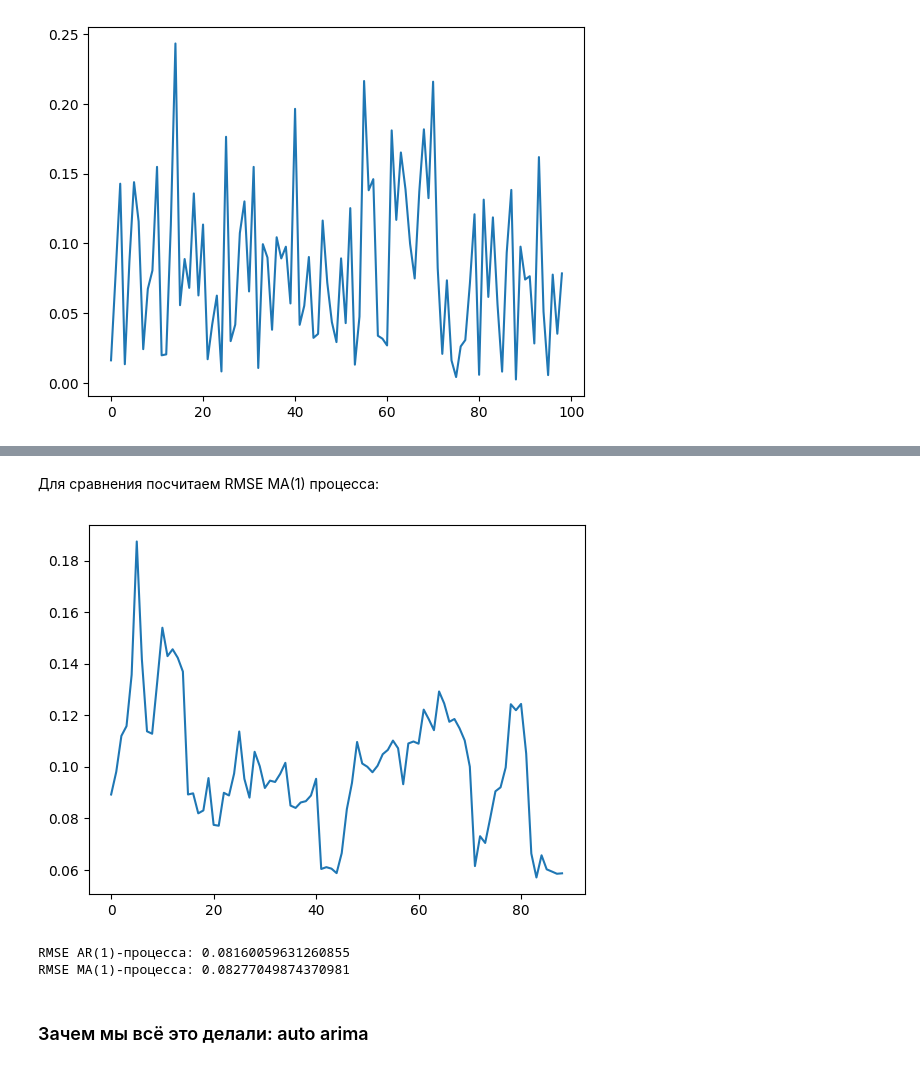
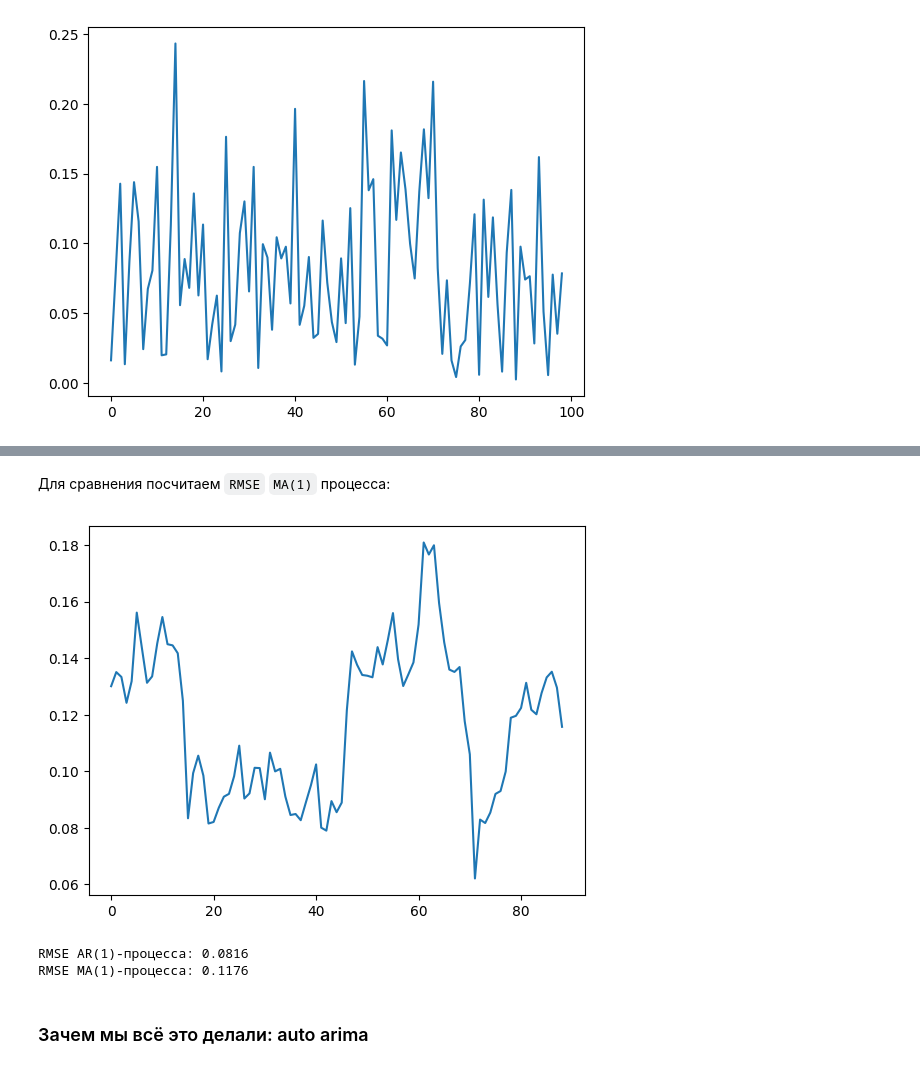
Before and after one commit to justniks/RProjects_EF, a Jupyter notebook: TimeSeries/seminar_1.ipynb, the cells around one changed output, grey strips where cells are left out. Saved outputs shown, nothing was run; the diff lists cells and outputs as text; code cells hidden in the pictures.

```diff
--- a/TimeSeries/seminar_1.ipynb
+++ b/TimeSeries/seminar_1.ipynb
@@ -540,23 +640,14 @@ def RMSE(y1, y2):
 # %%
-resultRMSE = np.array([]) #пустой массив для записи результатов
+resultRMSE = np.array([]) # пустой массив для записи результатов
 for i in range(401, 500):
     resultRMSE = np.append(
         resultRMSE,
-        RMSE(D.y1[[i]],
-             ARIMA(D.y1[:i], order=(1, 0, 0)).fit().forecast(1).values)
+        RMSE(
+            D.y1[[i]],
+            ARIMA(D.y1[:i], order=(1, 0, 0)).fit().forecast(1).values
         )
+    )
 plt.plot(resultRMSE);
-
-'''
-resultRMSE1 = np.array([]) #пустой массив для записи результатов
-for i in range(401, 490):
-    resultRMSE = np.append(
-        resultRMSE,
-        RMSE(D.y1[[i]],
-             ARIMA(D.y1[:i], order=(1, 0, 0)).fit().forecast(10).values)
-        )
-plt.plot(resultRMSE1);
-'''
 # %% [output]
 [figure]
 # %%
@@ -564,7 +655,9 @@ resultRMSE1 = np.array([]) #пустой массив для записи рез
 for i in range(401, 490):
     resultRMSE1 = np.append(
         resultRMSE1,
-        RMSE(D.y1[[i]],
-             ARIMA(D.y1[:i], order=(1, 0, 0)).fit().forecast(10).values)
+        RMSE(
+            D.y1[i:i+10],
+            ARIMA(D.y1[:i], order=(1, 0, 0)).fit().forecast(10).values
         )
+    )
 plt.plot(resultRMSE1);
@@ -571,21 +666,26 @@ plt.plot(resultRMSE1);
 # %% [markdown]
-Для сравнения посчитаем RMSE MA(1) процесса:
+Для сравнения посчитаем `RMSE` `MA(1)` процесса:
 # %%
-resultRMSE_MA = np.array([]) #пустой массив для записи результатов
+resultRMSE_MA = np.array([]) # пустой массив для записи результатов
 for i in range(401, 490):
     resultRMSE_MA = np.append(
         resultRMSE_MA,
         RMSE(D.y1[i:i+10],
-             ARIMA(D.y1[i:i+10], order=(0, 0, 1)).fit().forecast(10).values)
+             # ARIMA(D.y1[i:i+10], order=(0, 0, 1)).fit().forecast(10).values) # ошибка
+             ARIMA(D.y1[:i], order=(0, 0, 1)).fit().forecast(10).values
         )
+    )
 plt.plot(resultRMSE_MA);
 # %% [output]
-[figure, old version]
+[figure, new version]
 # %%
-print(f'RMSE AR(1)-процесса: {resultRMSE.mean()} \nRMSE MA(1)-процесса: {resultRMSE_MA.mean()}')
+print(
+    f'''RMSE AR(1)-процесса: {resultRMSE.mean().round(4)}
+RMSE MA(1)-процесса: {resultRMSE_MA.mean().round(4)}'''
+)
 # %% [output]
-RMSE AR(1)-процесса: 0.08160059631260855
-RMSE MA(1)-процесса: 0.08277049874370981
+RMSE AR(1)-процесса: 0.0816
+RMSE MA(1)-процесса: 0.1176
 # %% [markdown]
 ### Зачем мы всё это делали: auto arima
 # %%
```
Also changed, not shown: parts of 47 cells of this notebook.
